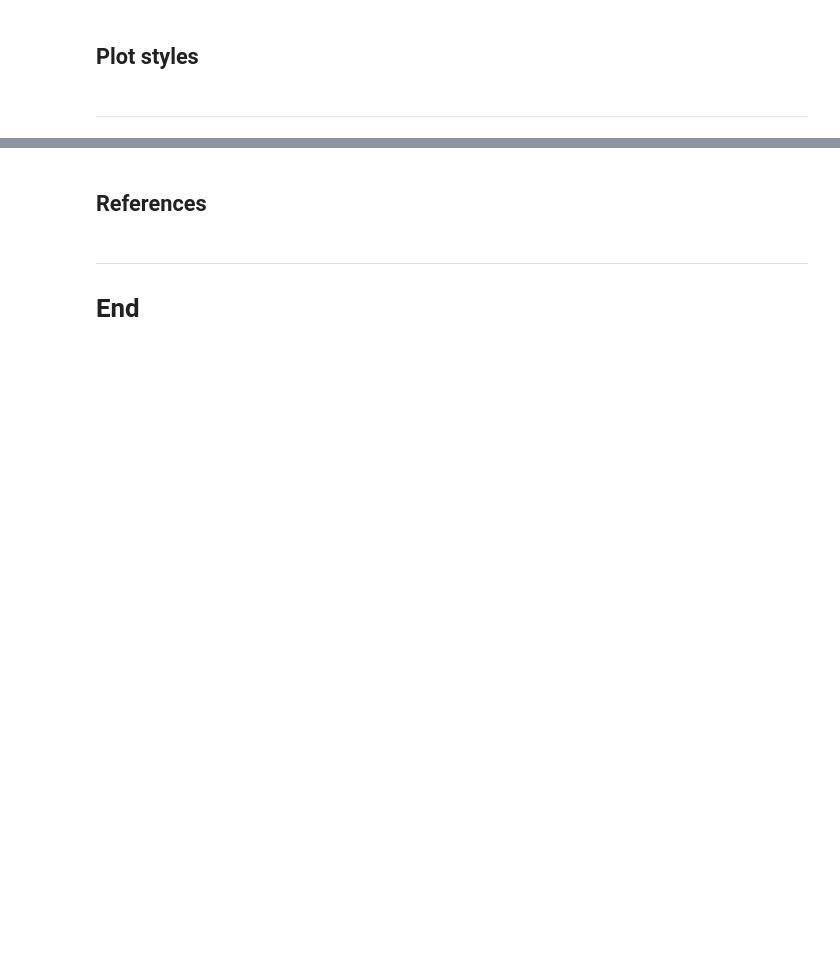
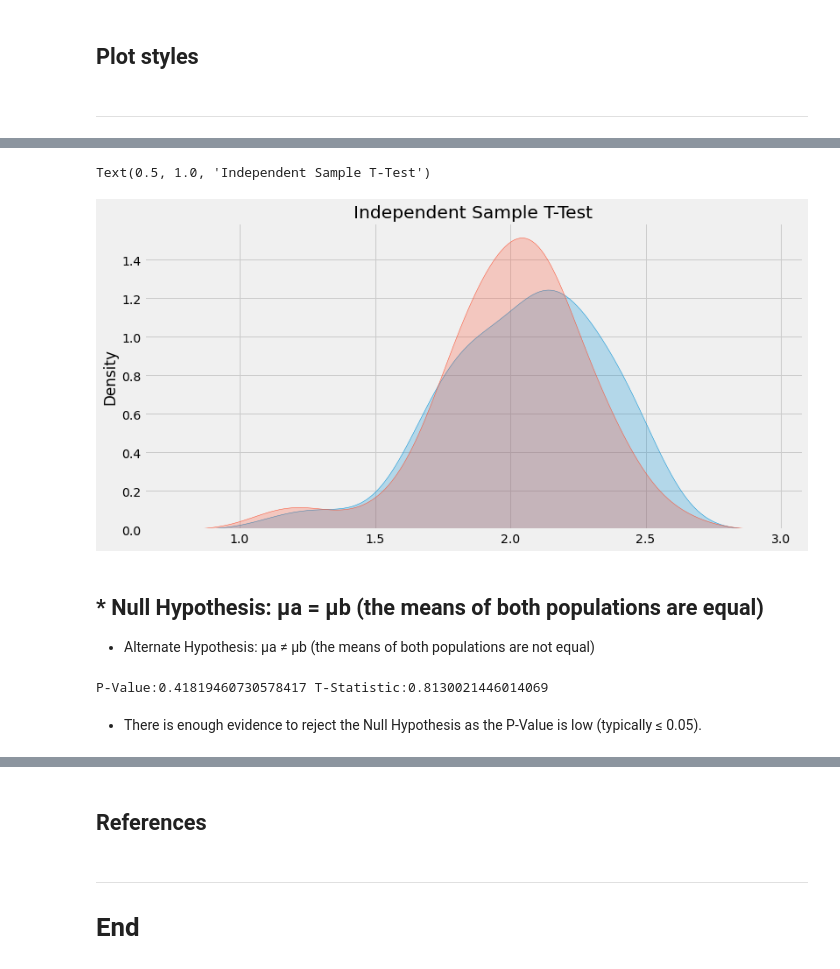
Before and after one commit to conor1982/ML_and_Stats_Assessment, a Jupyter notebook: scipy-stats.ipynb, the cells around one changed output, grey strips where cells are left out. Drawn from its saved outputs; the diff is of its cells as text; code cells hidden in the pictures; blank space fills up the shorter version.

Commit message:
t-test examples

```diff
--- a/scipy-stats.ipynb
+++ b/scipy-stats.ipynb
@@ -20,0 +81,23 @@ plt.rcParams['figure.figsize'] = [12, 6]
+# %%
+random.seed(20) #for results to be recreated
+N = 50 #number of samples to take from each population
+a = [random.gauss(2,.3) for x in range(N)] #take N samples from population A
+b = [random.gauss(2,.3) for x in range(N)] #take N samples from population B
+# %%
+sns.kdeplot(a, shade=True)
+sns.kdeplot(b, shade=True)
+plt.title("Independent Sample T-Test")
+# %% [output]
+Text(0.5, 1.0, 'Independent Sample T-Test')
+[figure, added]
+# %% [markdown]
+## * Null Hypothesis: µa = µb (the means of both populations are equal)
+* Alternate Hypothesis: µa ≠ µb (the means of both populations are not equal)
+# %%
+tStat, pValue = ss.ttest_ind(a, b, equal_var = False) #run independent sample T-Test
+print("P-Value:{0} T-Statistic:{1}".format(pValue,tStat)) #print the P-Value and the T-Statistic
+###P-Value:0.017485741540118758 T-Statistic:2.421942924642376t
+# %% [output]
+P-Value:0.41819460730578417 T-Statistic:0.8130021446014069
+# %% [markdown]
+* There is enough evidence to reject the Null Hypothesis as the P-Value is low (typically ≤ 0.05).
```
Also changed, not shown: parts of 16 cells of this notebook.
